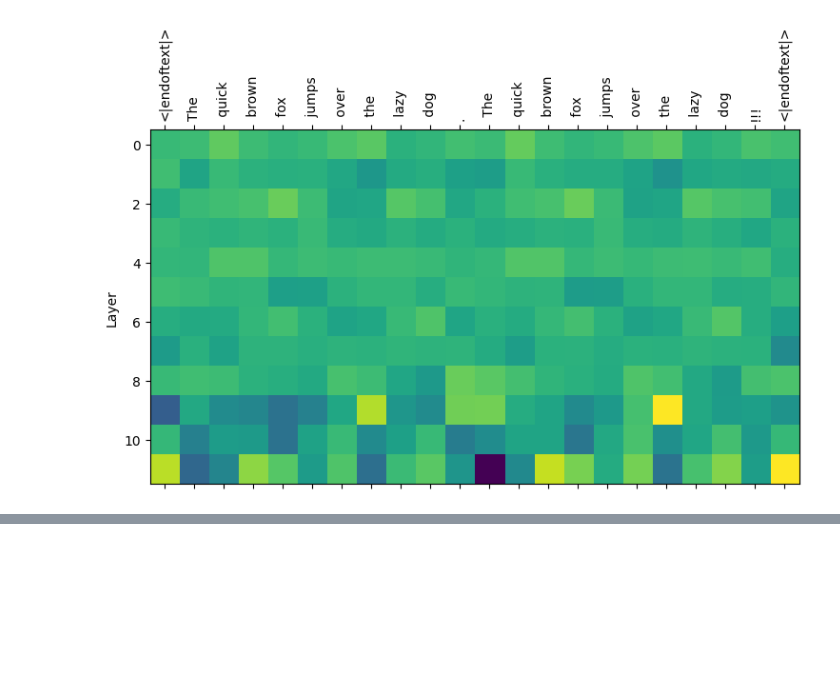
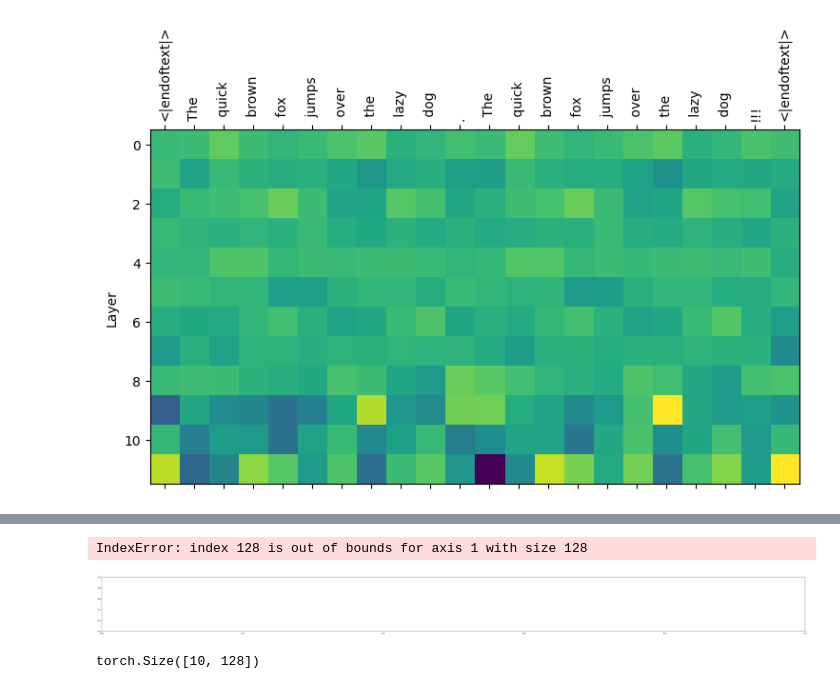
Before and after one commit to pchlenski/mlp_linearization, a Jupyter notebook: notebooks/2_test_linearizer.ipynb, the cells around one changed output, grey strips where cells are left out. Drawn from its saved outputs; the diff is of its cells as text; code cells hidden in the pictures; blank space fills up the shorter version.

```diff
--- a/notebooks/2_test_linearizer.ipynb
+++ b/notebooks/2_test_linearizer.ipynb
@@ -260,0 +312,2 @@ Num dead 0.04693603515625
+# %%
+lin.set_feature(8, 3)
@@ -260,0 +328,17 @@ Num dead 0.04693603515625
+# %%
+from linearization.visualization import visualize_topk
+
+visualize_topk(
+    examples=lin.top_examples["examples"].detach().cpu().numpy(),
+    activations=lin.top_examples["activations"].detach().cpu().numpy(),
+    columns=lin.top_examples["cols"].detach().cpu().numpy(),
+
+)
+plt.show()
+# %% [output]
+IndexError: index 128 is out of bounds for axis 1 with size 128
+[figure, added]
+# %%
+lin.top_examples["examples"].shape
+# %% [output]
+torch.Size([10, 128])
```
Also changed, not shown: parts of 9 cells of this notebook, 5 other files.
